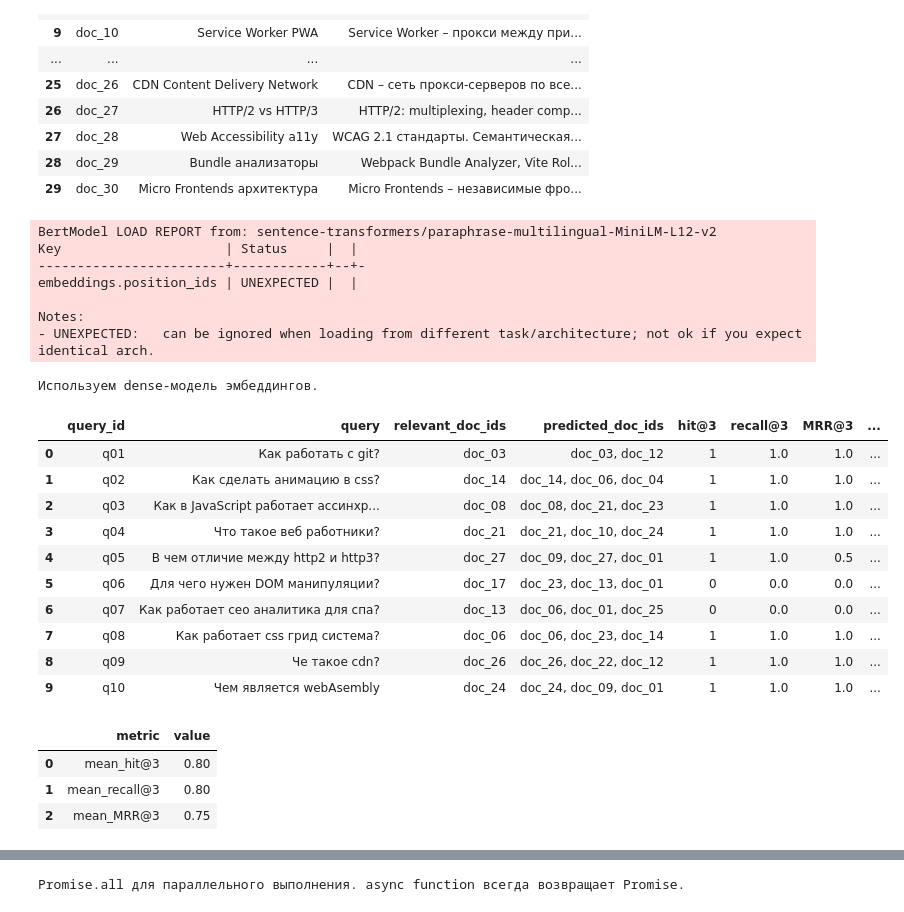
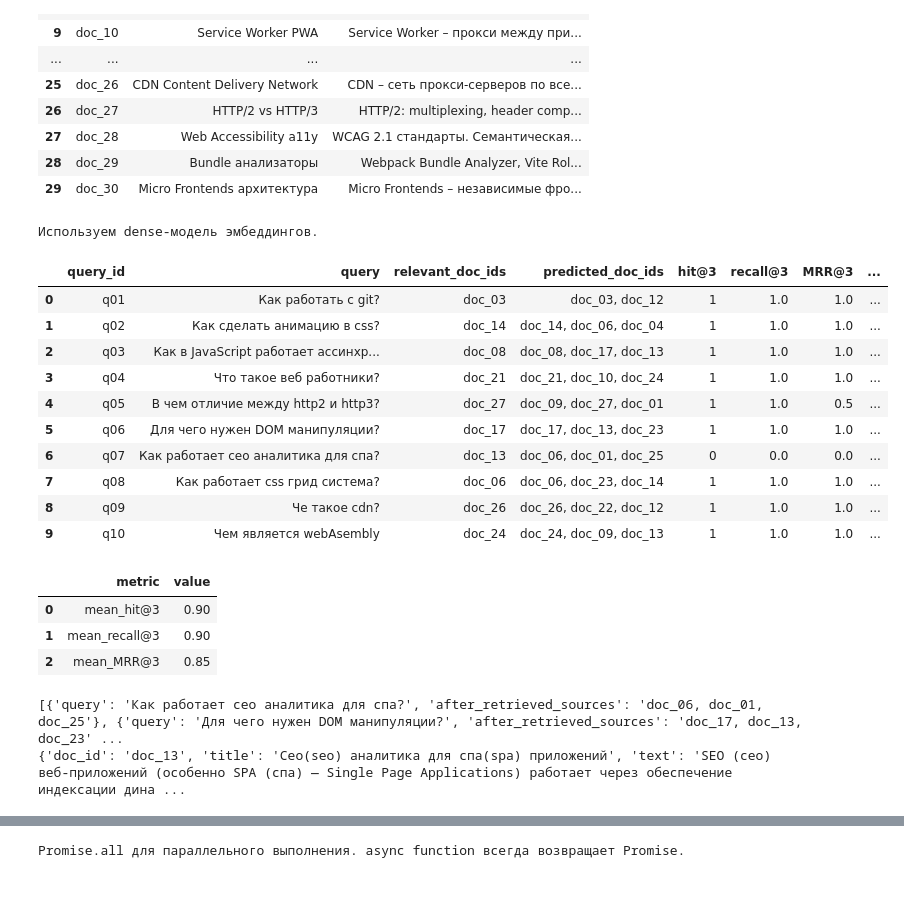
Before and after one commit to reborn-type/aie-gr3-stud-repos, a Jupyter notebook: homeworks/HW14/HW14.ipynb, the cells around one changed output, grey strips where cells are left out. Drawn from its saved outputs; the diff is of its cells as text; code cells hidden in the pictures.

```diff
--- a/homeworks/HW14/HW14.ipynb
+++ b/homeworks/HW14/HW14.ipynb
@@ -752,7 +744,7 @@ def build_chunks(
 
 
 @dataclass
-class RetrievalArtifacts:
+class RetrieverArtifacts:
     backend_name: str
     backend: EmbeddingBackend
     chunks_df: pd.DataFrame
@@ -765,7 +757,7 @@ def build_retriever(
     chunk_size: int = 40,
     overlap: int = 10,
     device: str = "cpu",
-) -> RetrievalArtifacts:
+) -> RetrieverArtifacts:
     chunks = build_chunks(docs, chunk_size=chunk_size, overlap=overlap)
     chunks_df = pd.DataFrame(chunks)
 
@@ -778,7 +770,7 @@ def build_retriever(
     index = faiss.IndexFlatIP(chunk_vectors.shape[1])
     index.add(chunk_vectors)
 
-    return RetrievalArtifacts(
+    return RetrieverArtifacts(
         backend_name=backend.backend_name,
         backend=backend,
         chunks_df=chunks_df,
@@ -789,7 +781,7 @@ def build_retriever(
 
 def search_chunks(
     query: str,
-    artifacts: RetrievalArtifacts,
+    artifacts: RetrieverArtifacts,
     top_k: int = 3,
 ) -> pd.DataFrame:
     query_vector = artifacts.backend.encode_queries([query]).astype("float32")
@@ -824,7 +816,7 @@ def unique_doc_order(result_df: pd.DataFrame) -> List[str]:
 def evaluate_query(
     query: str,
     relevant_doc_ids: List[str],
-    artifacts: RetrievalArtifacts,
+    artifacts: RetrieverArtifacts,
     top_k: int = 3,
 ) -> Dict[str, object]:
     result_df = search_chunks(query, artifacts=artifacts, top_k=top_k)
@@ -853,7 +845,7 @@ def evaluate_query(
 
 def evaluate_benchmark(
     benchmark_rows: List[Dict[str, object]],
-    artifacts: RetrievalArtifacts,
+    artifacts: RetrieverArtifacts,
     top_k: int = 3,
 ) -> pd.DataFrame:
     rows = []
@@ -1040,10 +1082,10 @@ baseline_chunk_size: 10 | baseline_overlap: 3 | top_k: 5
 # %%
 # изменю содержание двух документов
 
-docs_df.loc[12, "text"] = "Сео (ceo) аналитика для spa (спа) приложений важна для завленчения пользователей к контенту, который расположен на странице."
+documents[16]["text"] = "DOM-манипуляции (Document Object Model) — это процесс изменения структуры, стиля или контента веб-страницы в реальном времени с помощью JavaScript"
 
-docs_df.loc[14, "text"] = "В localstorge храняться, данные которые могу пригодиться клиенту, для взаимодействия с сайтом, например данные для авторизации/аутентифиакции, хранение каких-либо промежуточных значений."
-
+documents[12]["text"] = "SEO (сео) веб-приложений (особенно SPA (спа) — Single Page Applications) работает через обеспечение индексации динамического контента, который создается JavaScript"
+documents[12]["title"] = "Сео(seo) аналитика для спа(spa) приложений"
 
 display(docs_df)
 # %% [output]
@@ -1065,48 +1107,56 @@ display(docs_df)
 | 28 | doc_29 | Bundle анализаторы | Webpack Bundle Analyzer, Vite Rol... |
 | 29 | doc_30 | Micro Frontends архитектура | Micro Frontends – независимые фро... |
 # %%
+retrieved_after = []
+
 artifacts_3 = build_retriever(
     documents,
     chunk_size=baseline_chunk_size_1,
     overlap=baseline_overlap_1,
     device=device,
 )
 
-baseline_eval_k3 = evaluate_benchmark(benchmark_queries, artifacts=artifacts_1, top_k=3)
+baseline_eval_k3 = evaluate_benchmark(benchmark_queries, artifacts=artifacts_3, top_k=3)
 display(baseline_eval_k3)
 
 summary_k3 = pd.DataFrame(
     {
         "metric": ["mean_hit@3", "mean_recall@3", "mean_MRR@3"],
         "value": [
             baseline_eval_k3["hit@3"].mean(),
             baseline_eval_k3["recall@3"].mean(),
             baseline_eval_k3["MRR@3"].mean(),
         ],
     }
 )
 display(summary_k3)
+retrieved_after.append({
+    "query": "Как работает сео аналитика для спа?",
+    "after_retrieved_sources": "doc_06, doc_01, doc_25",
+})
+retrieved_after.append({
+    "query": "Для чего нужен DOM манипуляции?",
+    "after_retrieved_sources": "doc_17, doc_13, doc_23",
+})
+
+print(retrieved_after)
+print(documents[12], documents[16])
 # %% [output]
-BertModel LOAD REPORT from: sentence-transformers/paraphrase-multilingual-MiniLM-L12-v2
-Key                     | Status     |  |
-------------------------+------------+--+-
-embeddings.position_ids | UNEXPECTED |  |
-
-Notes:
-- UNEXPECTED:   can be ignored when loading from different task/architecture; not ok if you expect identical arch.
+Используем dense-модель эмбеддингов.
-Используем dense-модель эмбеддингов.
 |  | query_id | query | relevant_doc_ids | predicted_doc_ids | hit@3 | recall@3 | MRR@3 | ... |
 | 0 | q01 | Как работать с git? | doc_03 | doc_03, doc_12 | 1 | 1.0 | 1.0 | ... |
 | 1 | q02 | Как сделать анимацию в css? | doc_14 | doc_14, doc_06, doc_04 | 1 | 1.0 | 1.0 | ... |
-| 2 | q03 | Как в JavaScript работает ассинхр... | doc_08 | doc_08, doc_21, doc_23 | 1 | 1.0 | 1.0 | ... |
+| 2 | q03 | Как в JavaScript работает ассинхр... | doc_08 | doc_08, doc_17, doc_13 | 1 | 1.0 | 1.0 | ... |
 | 3 | q04 | Что такое веб работники? | doc_21 | doc_21, doc_10, doc_24 | 1 | 1.0 | 1.0 | ... |
 | 4 | q05 | В чем отличие между http2 и http3? | doc_27 | doc_09, doc_27, doc_01 | 1 | 1.0 | 0.5 | ... |
-| 5 | q06 | Для чего нужен DOM манипуляции? | doc_17 | doc_23, doc_13, doc_01 | 0 | 0.0 | 0.0 | ... |
+| 5 | q06 | Для чего нужен DOM манипуляции? | doc_17 | doc_17, doc_13, doc_23 | 1 | 1.0 | 1.0 | ... |
 | 6 | q07 | Как работает сео аналитика для спа? | doc_13 | doc_06, doc_01, doc_25 | 0 | 0.0 | 0.0 | ... |
 | 7 | q08 | Как работает css грид система? | doc_06 | doc_06, doc_23, doc_14 | 1 | 1.0 | 1.0 | ... |
 | 8 | q09 | Че такое cdn? | doc_26 | doc_26, doc_22, doc_12 | 1 | 1.0 | 1.0 | ... |
-| 9 | q10 | Чем является webAsembly | doc_24 | doc_24, doc_09, doc_01 | 1 | 1.0 | 1.0 | ... |
+| 9 | q10 | Чем является webAsembly | doc_24 | doc_24, doc_09, doc_13 | 1 | 1.0 | 1.0 | ... |
 |  | metric | value |
-| 0 | mean_hit@3 | 0.80 |
-| 1 | mean_recall@3 | 0.80 |
-| 2 | mean_MRR@3 | 0.75 |
+| 0 | mean_hit@3 | 0.90 |
+| 1 | mean_recall@3 | 0.90 |
+| 2 | mean_MRR@3 | 0.85 |
+[{'query': 'Как работает сео аналитика для спа?', 'after_retrieved_sources': 'doc_06, doc_01, doc_25'}, {'query': 'Для чего нужен DOM манипуляции?', 'after_retrieved_sources': 'doc_17, doc_13, doc_23' ...
+{'doc_id': 'doc_13', 'title': 'Сео(seo) аналитика для спа(spa) приложений', 'text': 'SEO (сео) веб-приложений (особенно SPA (спа) — Single Page Applications) работает через обеспечение индексации дина ...
```
Also changed, not shown: parts of 7 cells of this notebook, 4 other files.
